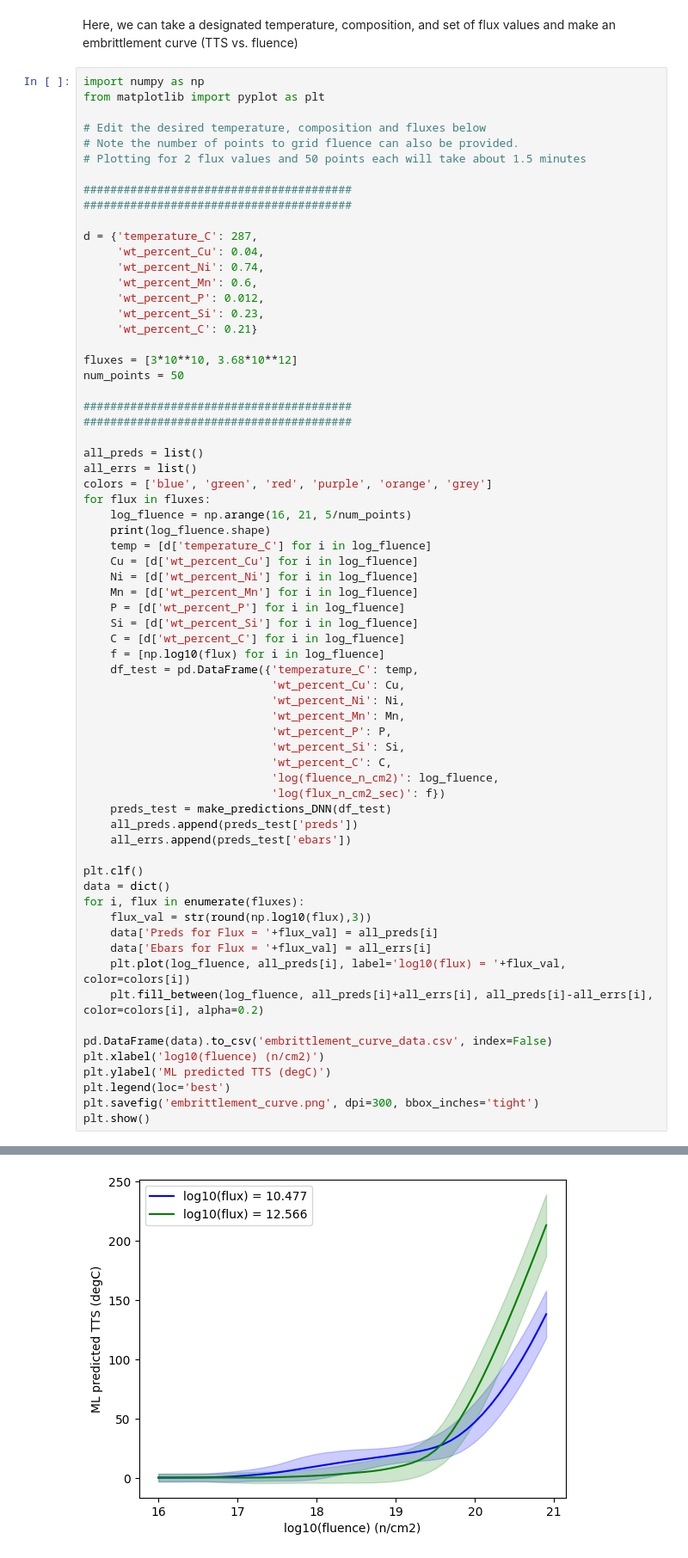
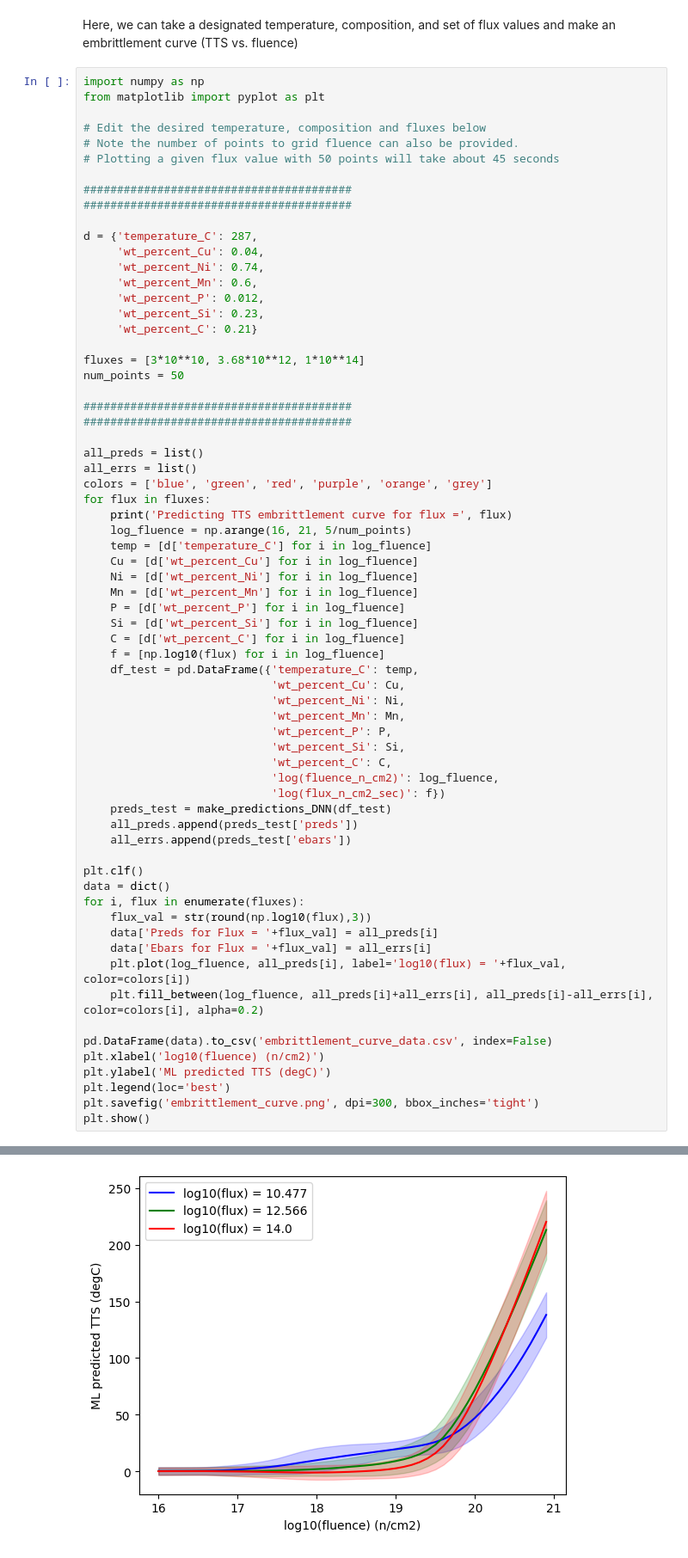
Before and after one commit to uw-cmg/RPV_model, a Jupyter notebook: Run_RPV_model_Colab.ipynb, the cells around one changed output, grey strips where cells are left out. Shown: that part at 86% size. Cells and saved outputs as stored; diff of their text form.

```diff
--- a/Run_RPV_model_Colab.ipynb
+++ b/Run_RPV_model_Colab.ipynb
@@ -146,7 +112,7 @@ from matplotlib import pyplot as plt
 
 # Edit the desired temperature, composition and fluxes below
 # Note the number of points to grid fluence can also be provided.
-# Plotting for 2 flux values and 50 points each will take about 1.5 minutes
+# Plotting a given flux value with 50 points will take about 45 seconds
 
 ########################################
 ########################################
@@ -159,7 +125,7 @@ d = {'temperature_C': 287,
      'wt_percent_Si': 0.23,
      'wt_percent_C': 0.21}
 
-fluxes = [3*10**10, 3.68*10**12]
+fluxes = [3*10**10, 3.68*10**12, 1*10**14]
 num_points = 50
 
 ########################################
@@ -169,8 +135,8 @@ all_preds = list()
 all_errs = list()
 colors = ['blue', 'green', 'red', 'purple', 'orange', 'grey']
 for flux in fluxes:
+    print('Predicting TTS embrittlement curve for flux =', flux)
     log_fluence = np.arange(16, 21, 5/num_points)
-    print(log_fluence.shape)
     temp = [d['temperature_C'] for i in log_fluence]
     Cu = [d['wt_percent_Cu'] for i in log_fluence]
     Ni = [d['wt_percent_Ni'] for i in log_fluence]
@@ -252 +183 @@ https://scikit-learn.org/stable/model_persistence.html#security-maintainability-
-[figure, old version]
+[figure, new version]
```
Also changed, not shown: parts of 4 cells of this notebook.
